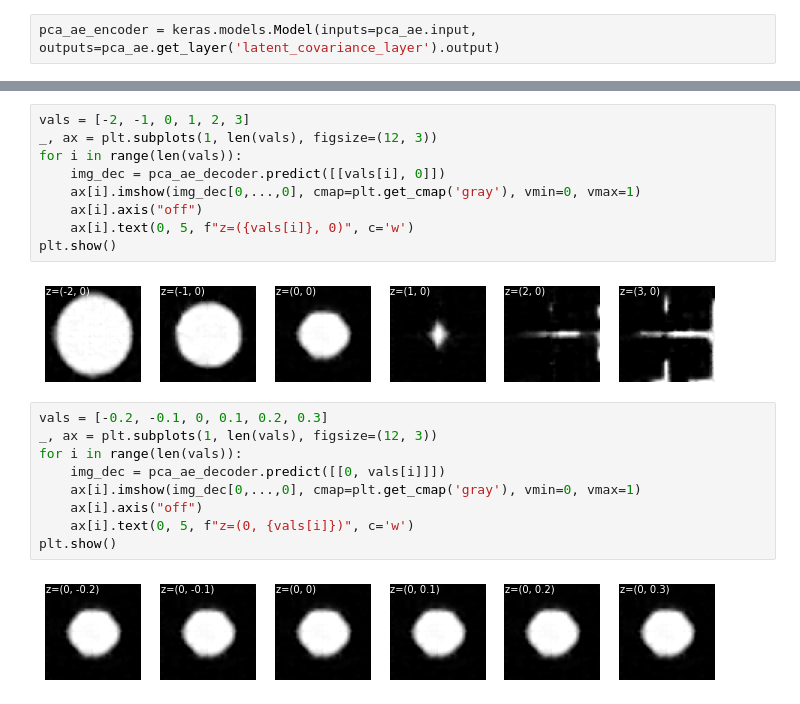
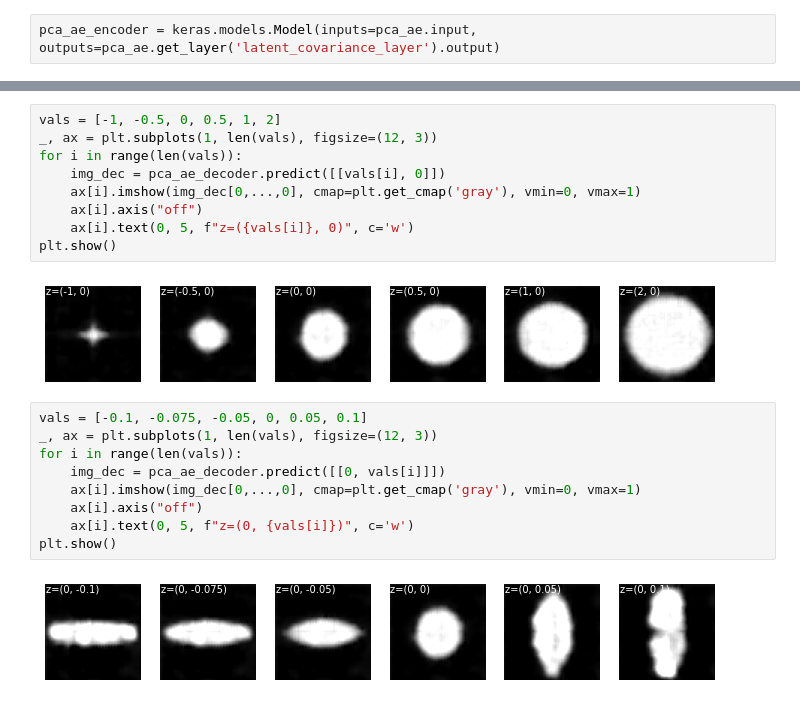
Before and after one commit to chuckedfromspace/pythonize, a Jupyter notebook: pythonize/ml/pca_ae_hierarchy.ipynb, the cells around one changed output, grey strips where cells are left out. Drawn from its saved outputs; the diff is of its cells as text.

```diff
--- a/pythonize/ml/pca_ae_hierarchy.ipynb
+++ b/pythonize/ml/pca_ae_hierarchy.ipynb
@@ -337,16 +345,16 @@ array([[-0.6503303, -0.0303768]], dtype=float32)
 # %%
-vals = [-2, -1, 0, 1, 2, 3]
+vals = [-1, -0.5, 0, 0.5, 1, 2]
 _, ax = plt.subplots(1, len(vals), figsize=(12, 3))
 for i in range(len(vals)):
     img_dec = pca_ae_decoder.predict([[vals[i], 0]])
     ax[i].imshow(img_dec[0,...,0], cmap=plt.get_cmap('gray'), vmin=0, vmax=1)
     ax[i].axis("off")
     ax[i].text(0, 5, f"z=({vals[i]}, 0)", c='w')
 plt.show()
 # %% [output]
-[figure, old version]
+[figure, new version]
 # %%
-vals = [-0.2, -0.1, 0, 0.1, 0.2, 0.3]
+vals = [-0.1, -0.075, -0.05, 0, 0.05, 0.1]
 _, ax = plt.subplots(1, len(vals), figsize=(12, 3))
 for i in range(len(vals)):
     img_dec = pca_ae_decoder.predict([[0, vals[i]]])
@@ -355,4 +363,4 @@ for i in range(len(vals)):
     ax[i].text(0, 5, f"z=(0, {vals[i]})", c='w')
 plt.show()
 # %% [output]
-[figure, old version]
+[figure, new version]
```
Also changed, not shown: parts of 16 cells of this notebook.
